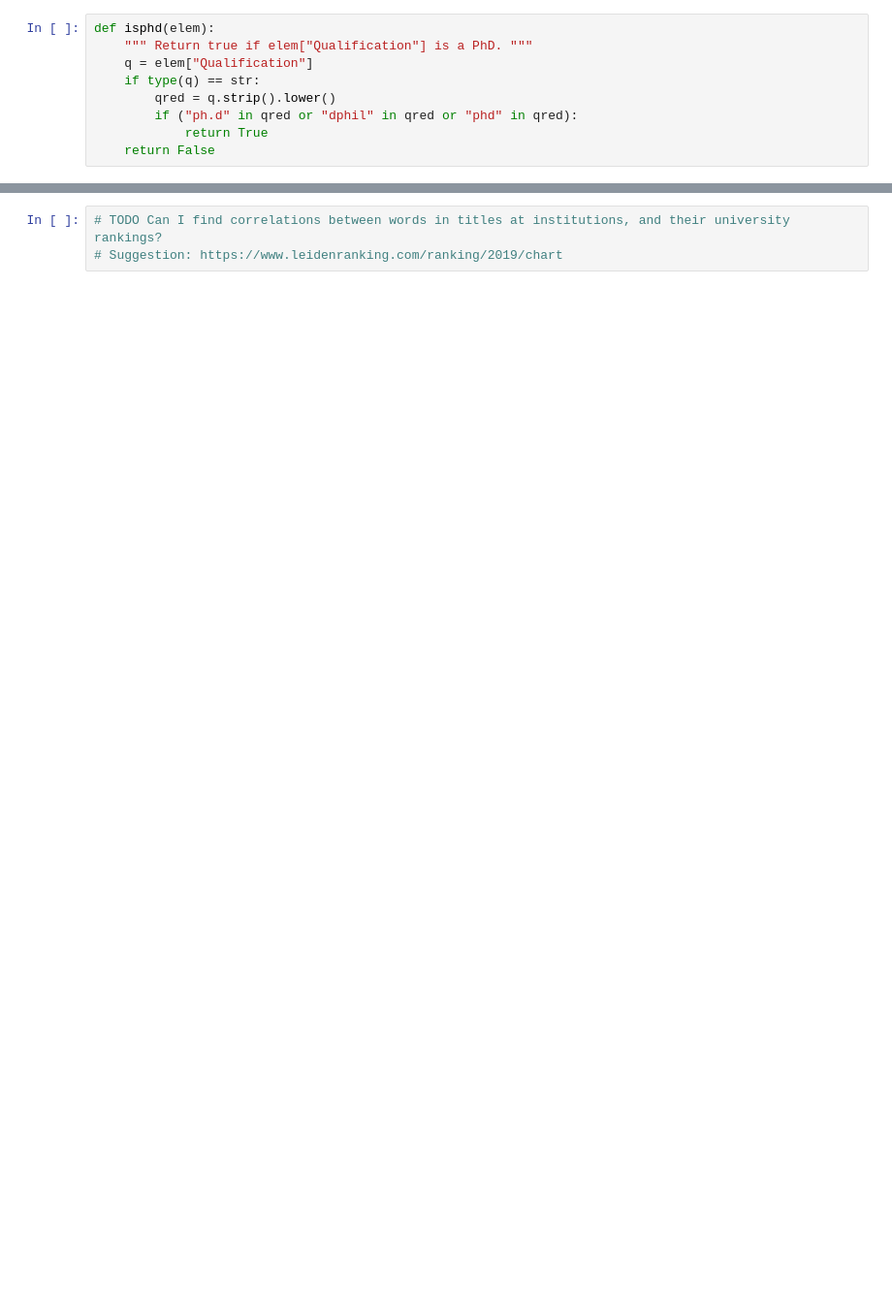
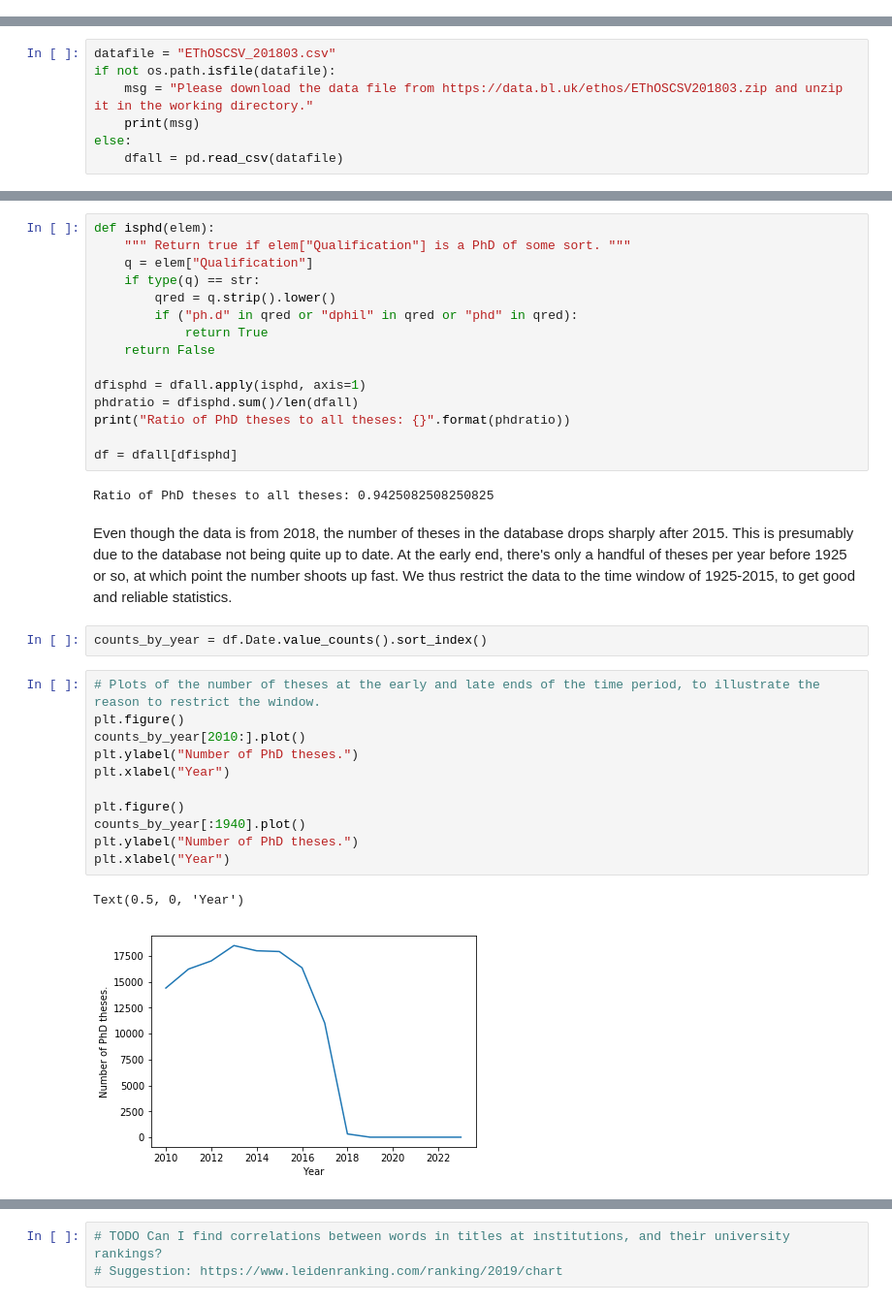
Before and after one commit to mhauru/EThOS-analysis, a Jupyter notebook: analysis.ipynb, the cells around one changed output, grey strips where cells are left out. Shown: that part at 97% size. Drawn from its saved outputs; the diff is of its cells as text; blank space fills up the shorter version.

```diff
--- a/analysis.ipynb
+++ b/analysis.ipynb
@@ -14,9 +0,0 @@ df = pd.read_csv("EThOSCSV_201803.csv")
-# %%
-def isphd(elem):
-    """ Return true if elem["Qualification"] is a PhD. """
-    q = elem["Qualification"]
-    if type(q) == str:
-        qred = q.strip().lower()
-        if ("ph.d" in qred or "dphil" in qred or "phd" in qred):
-            return True
-    return False
@@ -173,0 +14,7 @@ total_wordcounts, wordcounts_by_year.T.loc[2000:late_cutoff, :].sum()
+# %%
+datafile = "EThOSCSV_201803.csv"
+if not os.path.isfile(datafile):
+    msg = "Please download the data file from https://data.bl.uk/ethos/EThOSCSV201803.zip and unzip it in the working directory."
+    print(msg)
+else:
+    dfall = pd.read_csv(datafile)
@@ -173,0 +23,35 @@ total_wordcounts, wordcounts_by_year.T.loc[2000:late_cutoff, :].sum()
+# %%
+def isphd(elem):
+    """ Return true if elem["Qualification"] is a PhD of some sort. """
+    q = elem["Qualification"]
+    if type(q) == str:
+        qred = q.strip().lower()
+        if ("ph.d" in qred or "dphil" in qred or "phd" in qred):
+            return True
+    return False
+
+dfisphd = dfall.apply(isphd, axis=1)
+phdratio = dfisphd.sum()/len(dfall)
+print("Ratio of PhD theses to all theses: {}".format(phdratio))
+
+df = dfall[dfisphd]
+# %% [output]
+Ratio of PhD theses to all theses: 0.9425082508250825
+# %% [markdown]
+Even though the data is from 2018, the number of theses in the database drops sharply after 2015. This is presumably due to the database not being quite up to date. At the early end, there's only a handful of theses per year before 1925 or so, at which point the number shoots up fast. We thus restrict the data to the time window of 1925-2015, to get good and reliable statistics.
+# %%
+counts_by_year = df.Date.value_counts().sort_index()
+# %%
+# Plots of the number of theses at the early and late ends of the time period, to illustrate the reason to restrict the window.
+plt.figure()
+counts_by_year[2010:].plot()
+plt.ylabel("Number of PhD theses.")
+plt.xlabel("Year")
+
+plt.figure()
+counts_by_year[:1940].plot()
+plt.ylabel("Number of PhD theses.")
+plt.xlabel("Year")
+# %% [output]
+Text(0.5, 0, 'Year')
+[figure, added]
```
Also changed, not shown: parts of 127 cells of this notebook.
